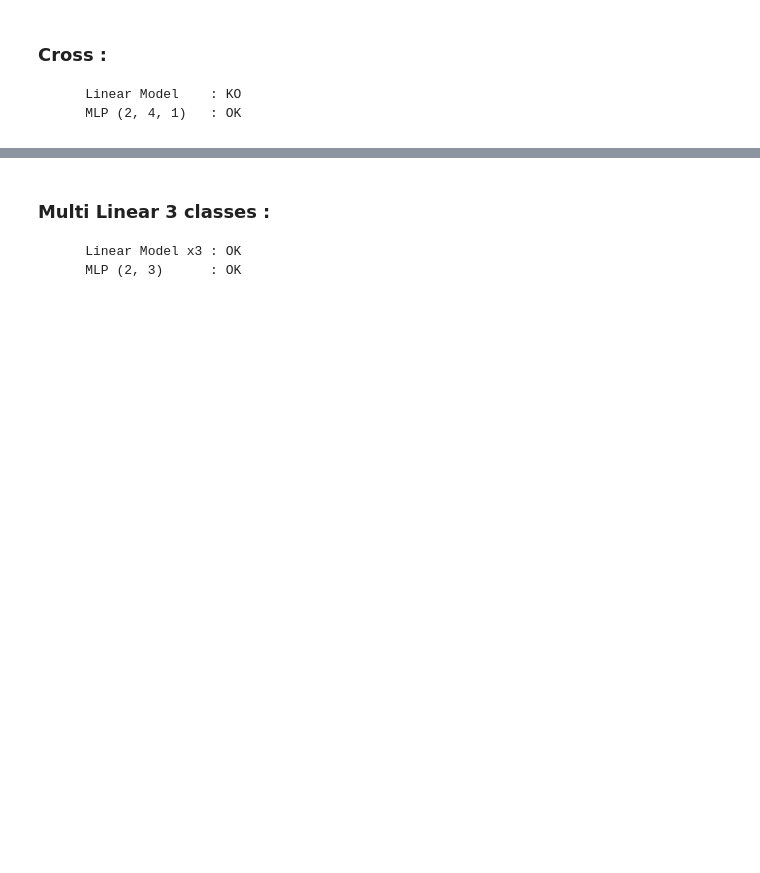
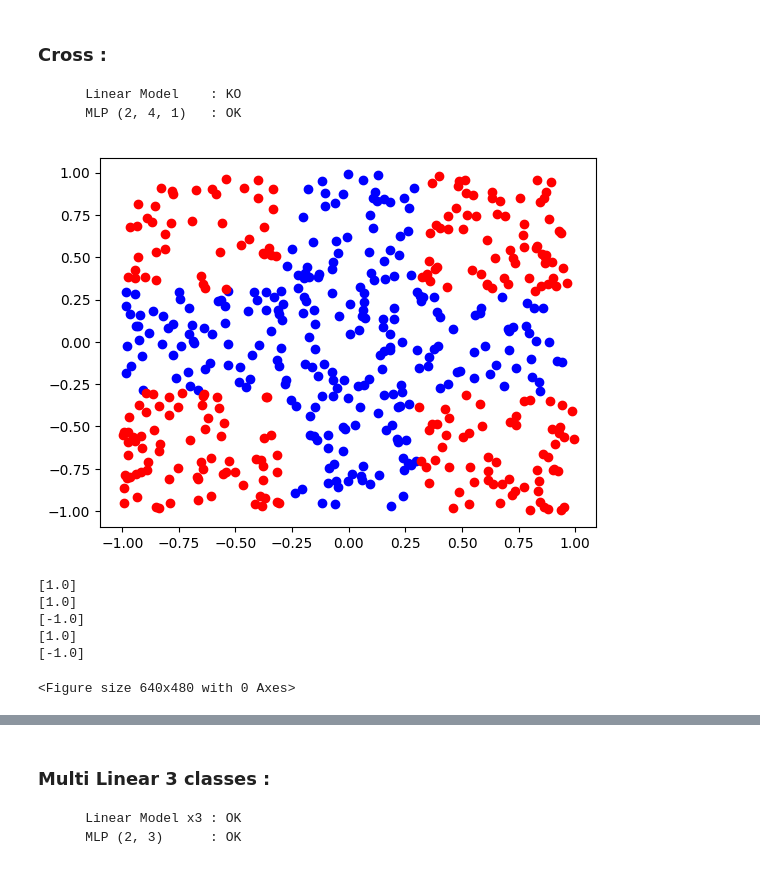
Before and after one commit to sosoleplubo/3IABD-PA-ESGI-SFAGRT, a Jupyter notebook: Python/[Notebook] Cas de tests.ipynb, the cells around one changed output, grey strips where cells are left out. Cells and saved outputs as stored; diff of their text form; code cells hidden in the pictures; blank space fills up the shorter version.

Commit message:
pmc final avec regression classification tout les test ok

```diff
--- a/Python/[Notebook] Cas de tests.ipynb
+++ b/Python/[Notebook] Cas de tests.ipynb
@@ -216,3 +232,44 @@ Y = np.array([1 if abs(p[0]) <= 0.3 or abs(p[1]) <= 0.3 else -1 for p in X])
+# %%
+import PAESGISFAGRT
+
+X = np.random.random((500, 2)) * 2.0 - 1.0
+Y = np.array([1 if abs(p[0]) <= 0.3 or abs(p[1]) <= 0.3 else -1 for p in X])
+
+plt.scatter(X[Y == 1, 0], X[Y == 1, 1], color='blue')
+plt.scatter(X[Y == -1, 0], X[Y == -1, 1], color='red')
+plt.show()
+plt.clf()
+
+dataset = list(zip(X.tolist(), [[y] for y in Y.tolist()]))
+
+test_points = [
+    [0.0, 0.0],   #1
+    [0.1, 0.5],   #1
+    [0.8, 0.8],   #-1
+    [-0.2, 0.9],  #-1
+    [-0.7, -0.7], #-1
+]
+
+model = PAESGISFAGRT.ModelePMC(
+    couches=[2,4,1],
+    txapprentissage=0.01,
+    activation="tanh",
+    probleme="classification",
+)
+
+model.entrainer(dataset, nbgeneration=100000)
+
+for p in test_points:
+    pred = model.predire(p)
+    print(pred)
+# %% [output]
+[figure, added]
+[1.0]
+[1.0]
+[-1.0]
+[1.0]
+[-1.0]
+<Figure size 640x480 with 0 Axes>
 # %%
 plt.scatter(np.array(list(map(lambda elt : elt[1], filter(lambda c: Y[c[0]] == 1, enumerate(X)))))[:,0], np.array(list(map(lambda elt : elt[1], filter(lambda c: Y[c[0]] == 1, enumerate(X)))))[:,1], color='blue')
 plt.scatter(np.array(list(map(lambda elt : elt[1], filter(lambda c: Y[c[0]] == -1, enumerate(X)))))[:,0], np.array(list(map(lambda elt : elt[1], filter(lambda c: Y[c[0]] == -1, enumerate(X)))))[:,1], color='red')
```
Also changed, not shown: parts of 22 cells of this notebook, 9 other files.
